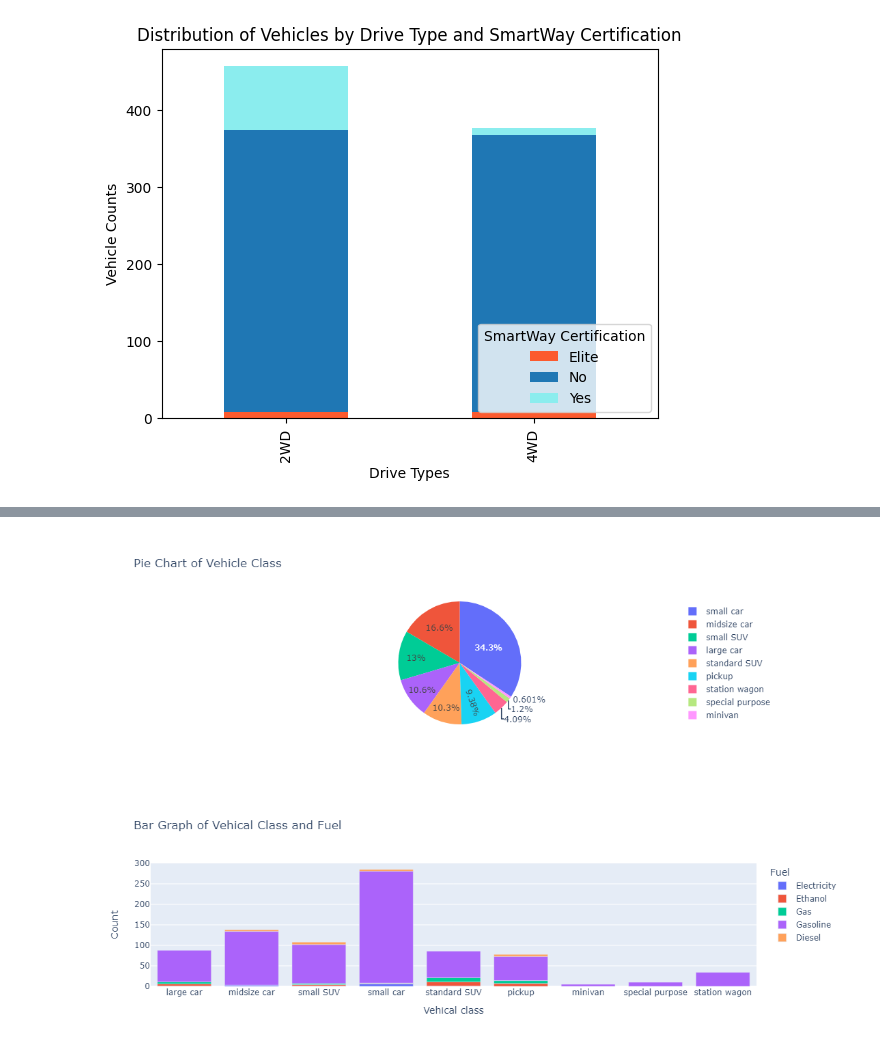
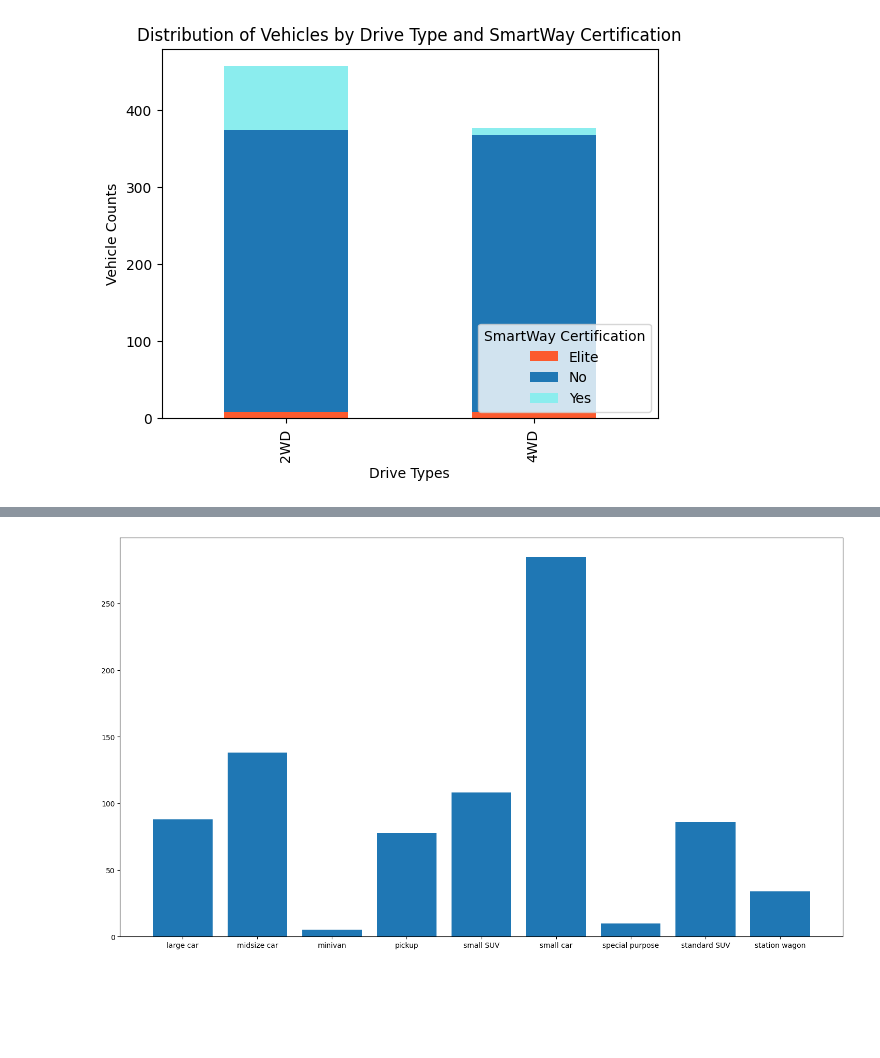
Before and after one commit to DarshK35/fuel-eco-analytics-plotly, a Jupyter notebook: DV-R2.ipynb, the cells around one changed output, grey strips where cells are left out. Saved outputs shown, nothing was run; the diff lists cells and outputs as text; code cells hidden in the pictures; blank space fills up the shorter version.

```diff
--- a/DV-R2.ipynb
+++ b/DV-R2.ipynb
@@ -3,7 +3,7 @@ import pandas as pd
 import plotly.express as px
 import matplotlib.pyplot as plt
 # %%
-data = pd.read_csv('data_18_v4.csv')
+data = pd.read_csv('Dataset/data_18_v4.csv')
 # %%
 grouped_data = data.groupby(['drive', 'smartway']).size().unstack()
 colors = ['#FC5A2E', '#1F77B4','#8BEDEE']
@@ -31,8 +28,12 @@ grouped_data = data.groupby(columns).size().reset_index(name='count')
 # Create the pie chart using Plotly Express
 fig = px.pie(grouped_data, names='veh_class', title='Pie Chart of Vehicle Class', values='count')
 fig.show()
-# %% [output]
-[figure, removed]
+# %%
+plt.figure(figsize = (18, 10))
+plt.bar(grouped_data['veh_class'], height = grouped_data['count'])
+plt.show()
+# %% [output]
+[figure, added]
 # %%
 columns = ['veh_class', 'fuel']
 
@@ -44,5 +45,3 @@ fig = px.bar(grouped_data, x='veh_class', y='count', color='fuel', title='Bar Gr
 fig.update_yaxes(range=[0, 300], dtick=50)
 fig.update_layout(xaxis_title='Vehical class', yaxis_title='Count', legend_title='Fuel')
 fig.show()
-# %% [output]
-[figure, removed]
```
Also changed, not shown: parts of 1 cell of this notebook, 24 other files.
